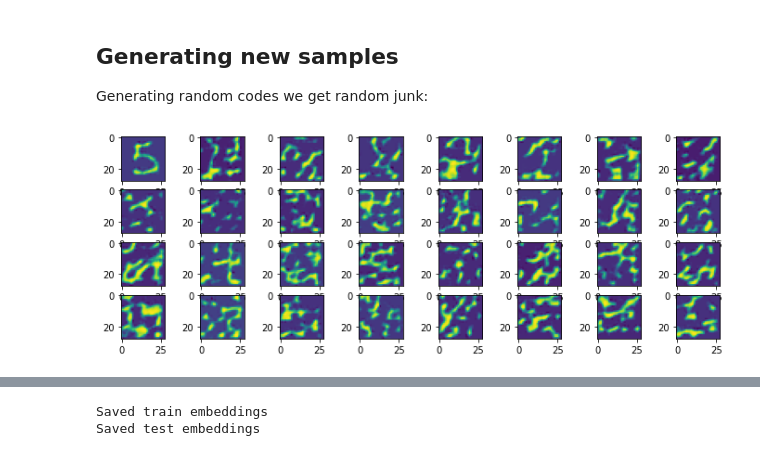
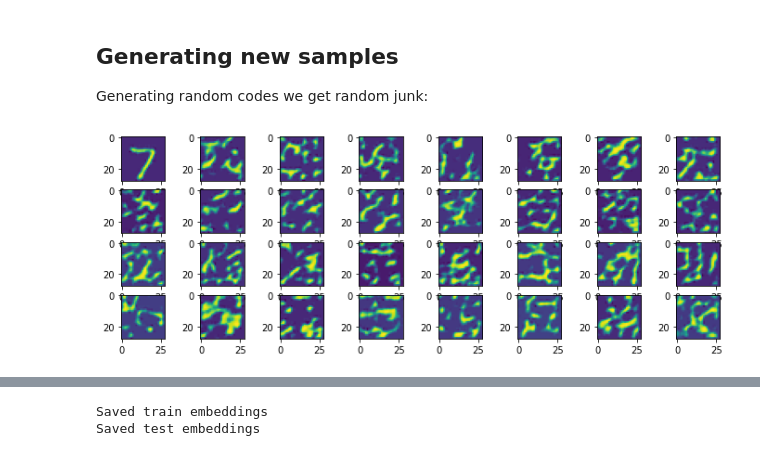
Before and after one commit to ilgabbio/meetup-generative-models, a Jupyter notebook: 07_VQ-VAE.ipynb, the cells around one changed output, grey strips where cells are left out. Drawn from its saved outputs; the diff is of its cells as text; code cells hidden in the pictures.

```diff
--- a/07_VQ-VAE.ipynb
+++ b/07_VQ-VAE.ipynb
@@ -138,24 +136,24 @@ Generating random codes we get random junk:
 # %%
 from torch import randint
 from matplotlib import pyplot as plt
 
 # Just the first is real:
-img, _ = data_loader.dataset[i]
+img, _ = data_loader.dataset[0]
 img = torch.unsqueeze(img,0)
 _, _, _, inds = vae(img)
 
 # The remaining ones are random:
 with torch.no_grad():
     _, axs = plt.subplots(4,8, figsize=(12,4))
     for ax in axs.flatten():
         emb = vae.codebook.encode(inds)
         img = vae.decoder(emb)
         img = torch.squeeze(img,0).permute(1,2,0)
         ax.imshow(img)
         inds = randint(16, (49,))
     plt.show()
 # %% [output]
-[figure, old version]
+[figure, new version]
 # %% [markdown]
 ## How can we generate the indices?
 
```
Also changed, not shown: parts of 5 cells of this notebook, 9 other files.
